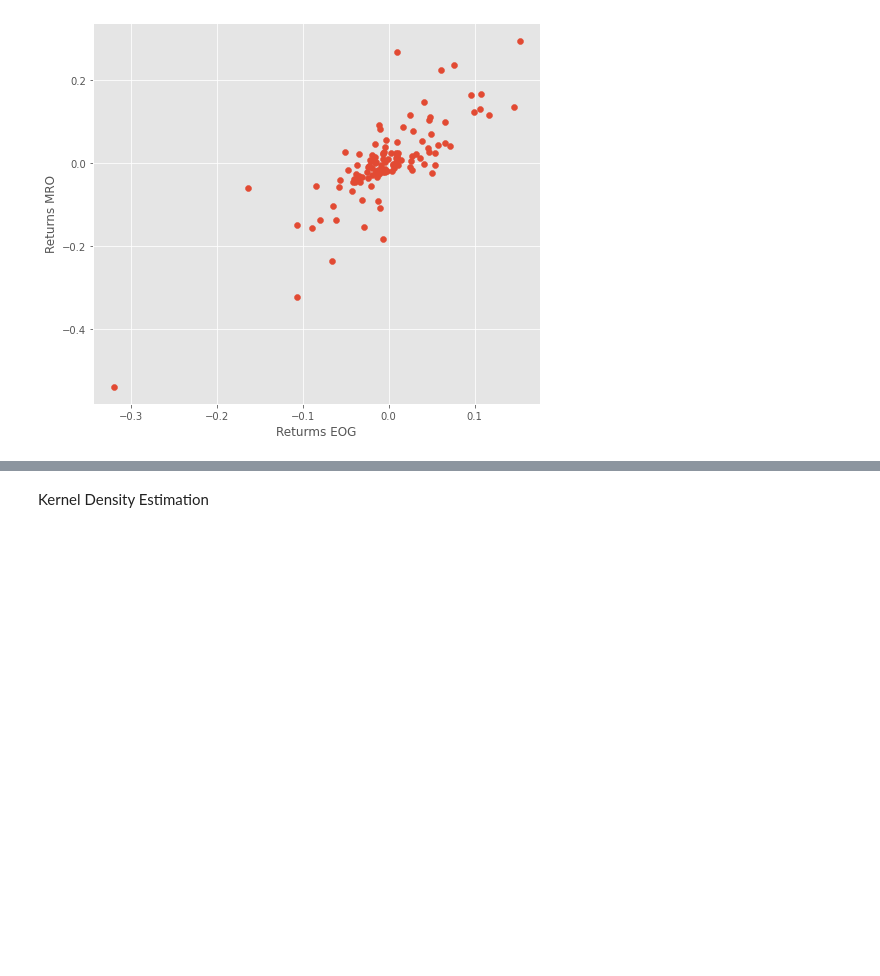
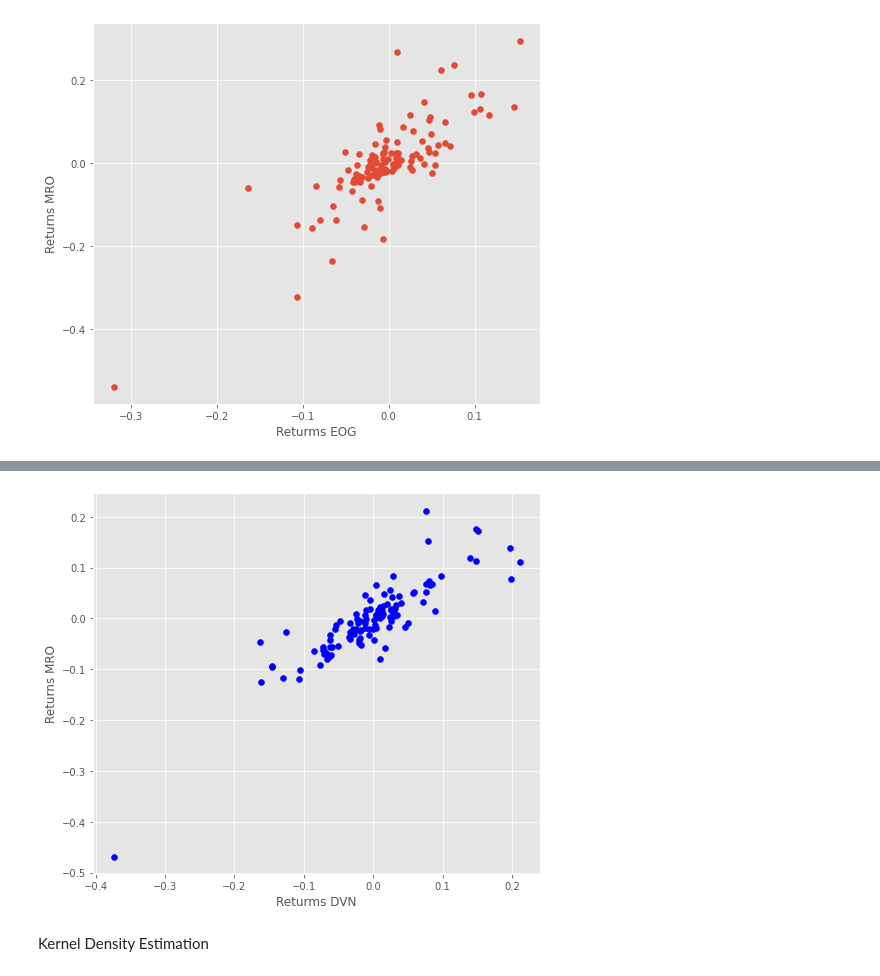
Before and after one commit to ozntur/og_companies_fin_analy, a Jupyter notebook: code/PART1.ipynb, the cells around one changed output, grey strips where cells are left out. Saved outputs shown, nothing was run; the diff lists cells and outputs as text; code cells hidden in the pictures; blank space fills up the shorter version.

```diff
--- a/code/PART1.ipynb
+++ b/code/PART1.ipynb
@@ -114,6 +114,7 @@ plt.ylabel('Returns MRO')
 Text(0, 0.5, 'Returns MRO')
 [figure]
 # %%
-.DVN, retscomp.MRO, c = 'blue') #works without different color
-plt.scatter(retscomp
+plt.scatter(retscomp.DVN, retscomp.MRO, c = 'blue') #works without different color
+plt.xlabel('Returms DVN')
+plt.ylabel('Returns MRO')
 # %% [output]
@@ -121,3 +122,4 @@ SyntaxError: invalid syntax (<ipython-input-90-f5cbd52ecd03>, line 1)
+[figure, added]
 # %% [markdown]
 Kernel Density Estimation
 # %%
```
Also changed, not shown: parts of 1 cell of this notebook, 2 other files.
